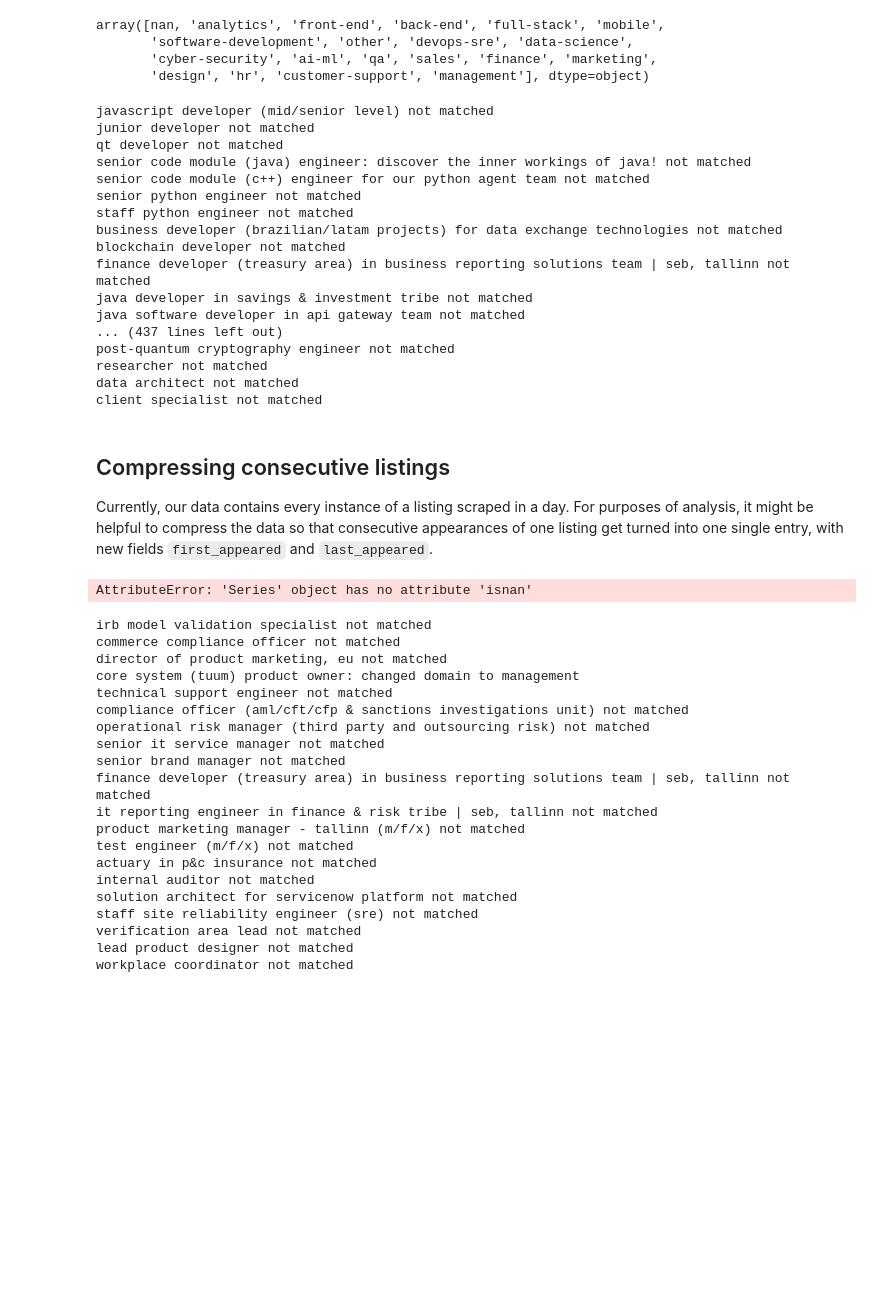
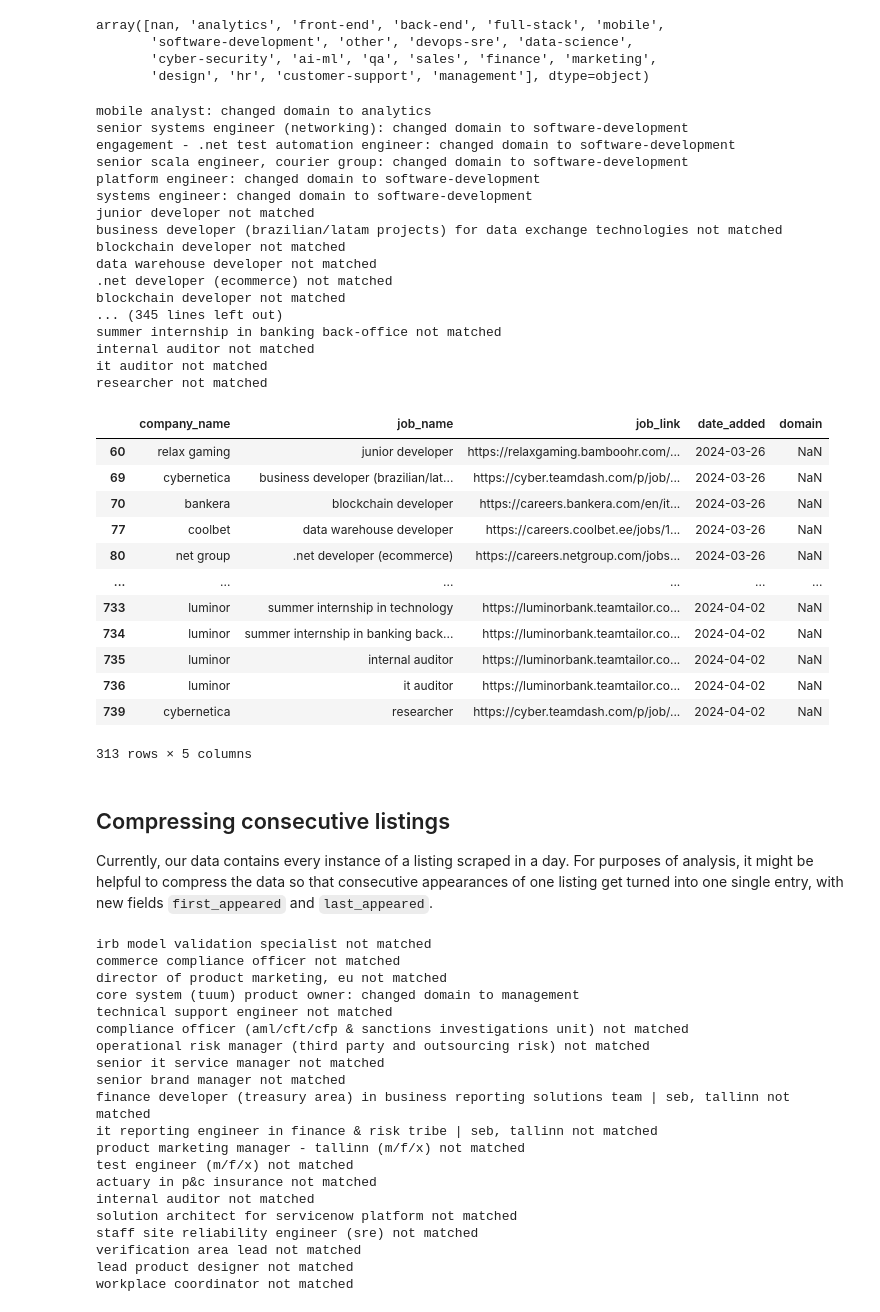
Before and after one commit to m2ger2020/listings, a Jupyter notebook: projekt.ipynb, the cells around one changed output. Saved outputs shown, nothing was run; the diff lists cells and outputs as text; code cells hidden in the pictures; blank space fills up the shorter version.

```diff
--- a/projekt.ipynb
+++ b/projekt.ipynb
@@ -57,8 +53,13 @@ replacement_dict={#regex: domain,
   'qa engineer|quality engineer':'qa',
   'analyst|monitooringu spetsialist':'analytics',
   'people operations':'hr',
-  'manager, debt capital markets':'marketing',
-  'product owner':'management'
+  'content developer|branding|brand manager':'marketing',
+  'product owner|compliance officer|projektijuht|team lead|project lead':'management',
+  'manager, debt capital markets|business analyst|business intelligence|aml|financial|risk|kindlustus|ärianalüüs|finance developer': 'finance',
+  'cyber security|cryptography engineer|soc analyst|küberturvalisus|secops|protection|surveillance': 'cyber-security',
+  'ai engineer|machine learning': 'ai-ml',
+  'client specialist|sales manager|account manager|account management': 'sales',
+  'support engineer|support associate|tugiteenus|helpdesk': 'customer-support'
   }
 for index, row in data[data['domain'].isna()].iterrows():#iterate through all listings that have the 'domain' column as 'nan'
   matched=False
@@ -70,23 +71,39 @@ for index, row in data[data['domain'].isna()].iterrows():#iterate through all li
   if not matched:#debugging
     print(row['job_name']+' not matched')
 # %% [output]
-javascript developer (mid/senior level) not matched
+mobile analyst: changed domain to analytics
+senior systems engineer (networking): changed domain to software-development
+engagement - .net test automation engineer: changed domain to software-development
+senior scala engineer, courier group: changed domain to software-development
+platform engineer: changed domain to software-development
+systems engineer: changed domain to software-development
 junior developer not matched
-qt developer not matched
-senior code module (java) engineer: discover the inner workings of java! not matched
-senior code module (c++) engineer for our python agent team not matched
-senior python engineer not matched
-staff python engineer not matched
 business developer (brazilian/latam projects) for data exchange technologies not matched
 blockchain developer not matched
-finance developer (treasury area) in business reporting solutions team | seb, tallinn not matched
-java developer in savings & investment tribe not matched
-java software developer in api gateway team not matched
-... (437 lines left out)
-post-quantum cryptography engineer not matched
+data warehouse developer not matched
+.net developer (ecommerce) not matched
+blockchain developer not matched
+... (345 lines left out)
+summer internship in banking back-office not matched
+internal auditor not matched
+it auditor not matched
 researcher not matched
-data architect not matched
-client specialist not matched
+# %%
+data[data['domain'].isna()]
+# %% [output]
+|  | company_name | job_name | job_link | date_added | domain |
+| 60 | relax gaming | junior developer | https://relaxgaming.bamboohr.com/... | 2024-03-26 | NaN |
+| 69 | cybernetica | business developer (brazilian/lat... | https://cyber.teamdash.com/p/job/... | 2024-03-26 | NaN |
+| 70 | bankera | blockchain developer | https://careers.bankera.com/en/it... | 2024-03-26 | NaN |
+| 77 | coolbet | data warehouse developer | https://careers.coolbet.ee/jobs/1... | 2024-03-26 | NaN |
+| 80 | net group | .net developer (ecommerce) | https://careers.netgroup.com/jobs... | 2024-03-26 | NaN |
+| ... | ... | ... | ... | ... | ... |
+| 733 | luminor | summer internship in technology | https://luminorbank.teamtailor.co... | 2024-04-02 | NaN |
+| 734 | luminor | summer internship in banking back... | https://luminorbank.teamtailor.co... | 2024-04-02 | NaN |
+| 735 | luminor | internal auditor | https://luminorbank.teamtailor.co... | 2024-04-02 | NaN |
+| 736 | luminor | it auditor | https://luminorbank.teamtailor.co... | 2024-04-02 | NaN |
+| 739 | cybernetica | researcher | https://cyber.teamdash.com/p/job/... | 2024-04-02 | NaN |
+313 rows × 5 columns
 # %% [markdown]
 ## Compressing consecutive listings
 
@@ -165,8 +182,4 @@ processed_data = process_job_data(data)
 #processed_data.to_csv('new_data!!!.csv', index=False)
-# %%
-data[data['domain'].isna()].shape
-# %% [output]
-AttributeError: 'Series' object has no attribute 'isnan'
 # %%
 """
 Groups data by company name, job name, and job link.
```
Also changed, not shown: parts of 2 cells of this notebook, 2 other files.
